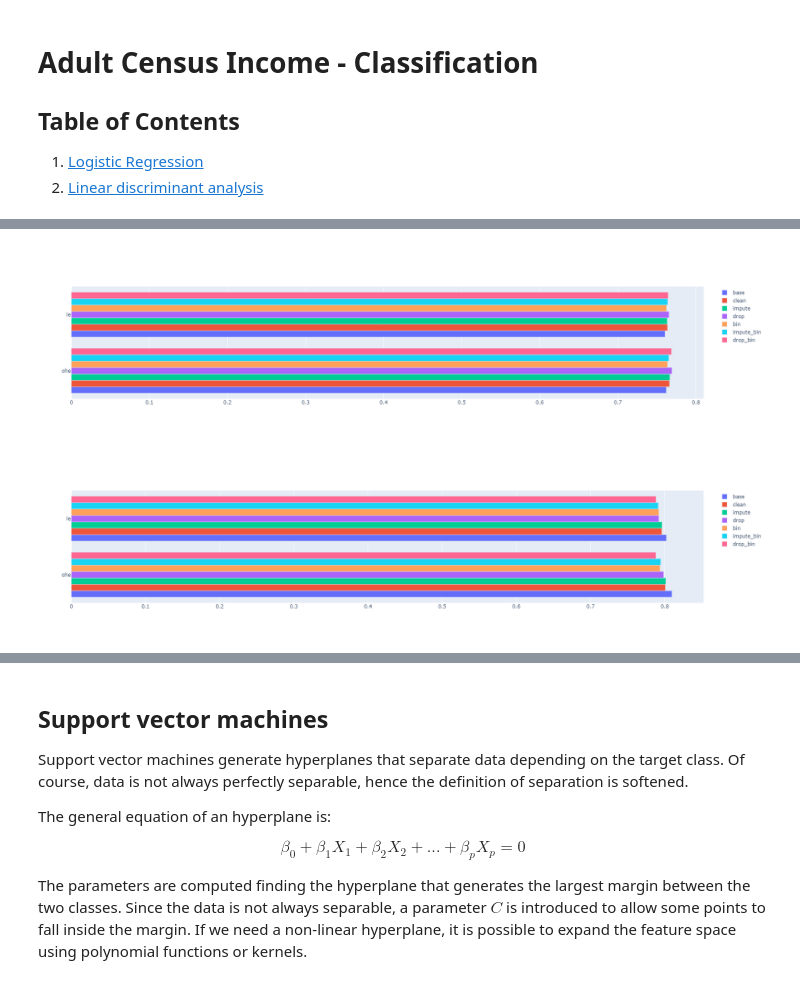
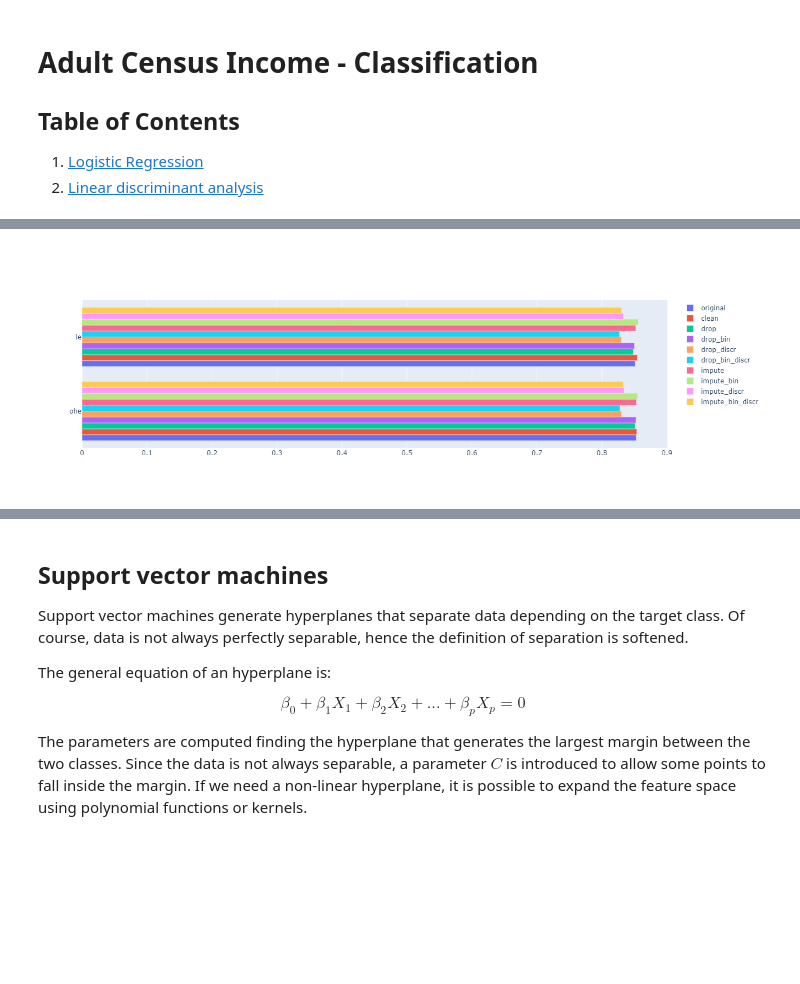
Before and after one commit to AndreaCossio/datasets-analysis, a Jupyter notebook: Census/Data_Classification.ipynb, the cells around one changed output, grey strips where cells are left out. Saved outputs shown, nothing was run; the diff lists cells and outputs as text; code cells hidden in the pictures; blank space fills up the shorter version.

```diff
--- a/Census/Data_Classification.ipynb
+++ b/Census/Data_Classification.ipynb
@@ -189,47 +239,38 @@ The two most common measures of impurity are:
 - Can overfit pretty easily
 - Not very accurate with respect to other supervised models (however, despite decreasing the interpretability, aggregating trees can solve this problem)
 - Affected by unbalanced target classes
-# %%
-results_dt = {}
-
-# Decision tree
-for x in datasets:
-    results_dt[x] = {}
-    datasets[x]["dt"] = {}
-    datasets[x]["dt"]["model_ohe"] = DecisionTreeClassifier()
-    datasets[x]["dt"]["model_le"] = DecisionTreeClassifier()
-    datasets[x]["dt"]["cv_ohe"] = cross_val_score(datasets[x]["dt"]["model_ohe"], datasets[x]["X_ohe"], datasets[x]["Y"], cv=5, scoring='accuracy').mean()
-    datasets[x]["dt"]["cv_le"] = cross_val_score(datasets[x]["dt"]["model_le"], datasets[x]["X_le"], datasets[x]["Y"], cv=5, scoring='accuracy').mean()
-    results_dt[x]["ohe"] = datasets[x]["dt"]["cv_ohe"]
-    results_dt[x]["le"] = datasets[x]["dt"]["cv_le"]
-
-fig = go.Figure()
-results_dt_df = pd.DataFrame(results_dt)
-for col in results_dt_df:
-    fig.add_traces(go.Bar(y=results_dt_df.index, x=results_dt_df[col], orientation="h", name=col))
-
-fig.show()
-# %% [output]
-[figure, removed]
-# %%
-results_rf = {}
-
-# Random forest
-for x in datasets:
-    results_rf[x] = {}
-    datasets[x]["rf"] = {}
-    datasets[x]["rf"]["model_ohe"] = RandomForestClassifier()
-    datasets[x]["rf"]["model_le"] = RandomForestClassifier()
-    datasets[x]["rf"]["cv_ohe"] = cross_val_score(datasets[x]["rf"]["model_ohe"], datasets[x]["X_ohe"], datasets[x]["Y"], cv=5, scoring='accuracy').mean()
-    datasets[x]["rf"]["cv_le"] = cross_val_score(datasets[x]["rf"]["model_le"], datasets[x]["X_le"], datasets[x]["Y"], cv=5, scoring='accuracy').mean()
-    results_rf[x]["ohe"] = datasets[x]["rf"]["cv_ohe"]
-    results_rf[x]["le"] = datasets[x]["rf"]["cv_le"]
-
-fig = go.Figure()
-results_rf_df = pd.DataFrame(results_rf)
-for col in results_rf_df:
-    fig.add_traces(go.Bar(y=results_rf_df.index, x=results_rf_df[col], orientation="h", name=col))
-
-fig.show()
-# %% [output]
-[figure, removed]
+# %%
+# Decision trees
+dt = {}
+dt_results = {}
+
+param_grid = [
+  {'criterion': ['gini', 'entropy'], 'max_depth': [4, 8, 12]},
+]
+
+# Loop
+for key in datasets_keys:
+    dt[key] = {}
+    dt_results[key] = {}
+
+    # Grid search
+    dt[key]["model_ohe"] = GridSearchCV(DecisionTreeClassifier(), param_grid, scoring='accuracy', n_jobs=8).fit(
+        datasets[key]["X_train_ohe"], datasets[key]["Y_train"]
+    ).best_estimator_
+    dt[key]["model_le"] = GridSearchCV(DecisionTreeClassifier(), param_grid, scoring='accuracy', n_jobs=8).fit(
+        datasets[key]["X_train_le"], datasets[key]["Y_train"]
+    ).best_estimator_
+
+    # Test
+    dt_results[key]["ohe"] = dt[key]['model_ohe'].score(datasets[key]['X_test_ohe'], datasets[key]['Y_test'])
+    dt_results[key]["le"] = dt[key]['model_le'].score(datasets[key]['X_test_le'], datasets[key]['Y_test'])
+
+# Plot
+fig = go.Figure()
+dt_results = pd.DataFrame(dt_results)
+for col in dt_results:
+    fig.add_traces(go.Bar(y=dt_results.index, x=dt_results[col], orientation="h", name=col))
+
+fig.show()
+# %% [output]
+[figure, added]
```
Also changed, not shown: parts of 15 cells of this notebook.
